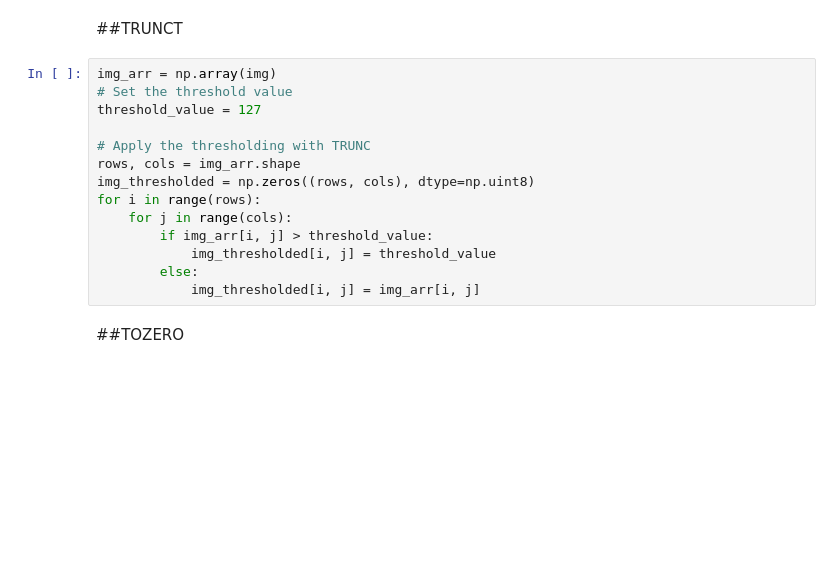
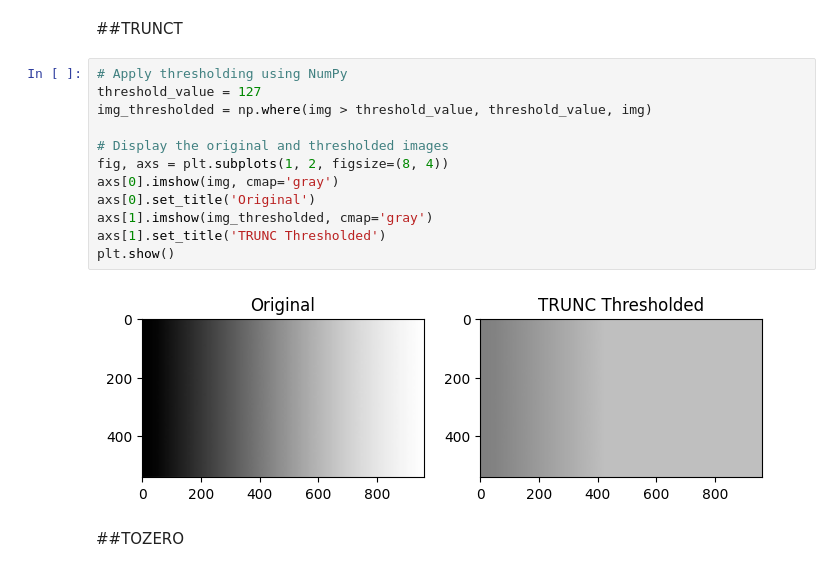
Before and after one commit to noora20FH/PCVK, a Jupyter notebook: week10.ipynb, the cells around one changed output. Drawn from its saved outputs; the diff is of its cells as text; blank space fills up the shorter version.

```diff
--- a/week10.ipynb
+++ b/week10.ipynb
@@ -99,20 +99,20 @@ plt.show()
 [figure]
 # %% [markdown]
 ##TRUNCT
-# %%
-img_arr = np.array(img)
-# Set the threshold value
-threshold_value = 127
-
-# Apply the thresholding with TRUNC
-rows, cols = img_arr.shape
-img_thresholded = np.zeros((rows, cols), dtype=np.uint8)
-for i in range(rows):
-    for j in range(cols):
-        if img_arr[i, j] > threshold_value:
-            img_thresholded[i, j] = threshold_value
-        else:
-            img_thresholded[i, j] = img_arr[i, j]
+# %%
+# Apply thresholding using NumPy
+threshold_value = 127
+img_thresholded = np.where(img > threshold_value, threshold_value, img)
+
+# Display the original and thresholded images
+fig, axs = plt.subplots(1, 2, figsize=(8, 4))
+axs[0].imshow(img, cmap='gray')
+axs[0].set_title('Original')
+axs[1].imshow(img_thresholded, cmap='gray')
+axs[1].set_title('TRUNC Thresholded')
+plt.show()
+# %% [output]
+[figure, added]
 # %% [markdown]
 ##TOZERO
 # %%
```
